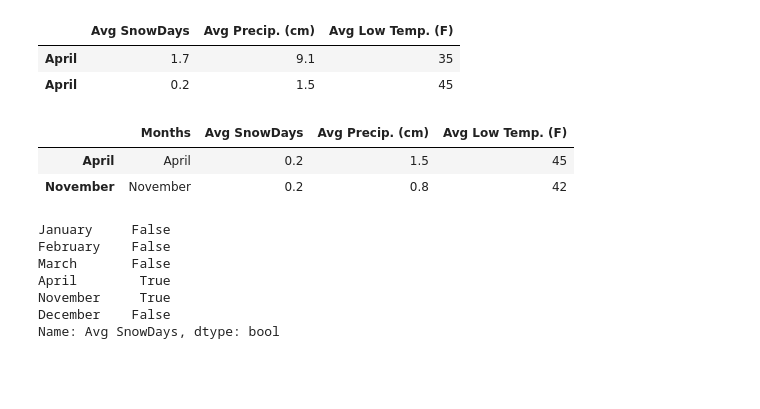
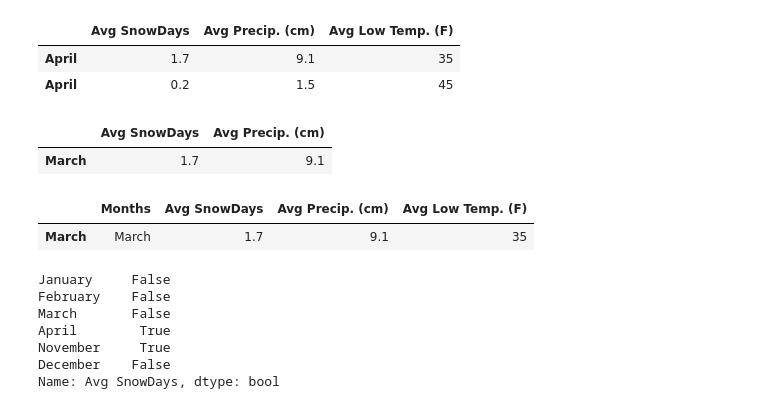
Before and after one commit to edyoda/data-science-ml-foundation-10, a Jupyter notebook: New-5 Pandas - Indexing & Selecting.ipynb, the cells around one changed output. Cells and saved outputs as stored; diff of their text form; code cells hidden in the pictures; blank space fills up the shorter version.

```diff
--- a/New-5 Pandas - Indexing & Selecting.ipynb
+++ b/New-5 Pandas - Indexing & Selecting.ipynb
@@ -289,13 +301,17 @@ NYC_SnowAvgsData={'Months' :
 NYC_SnowAvgs=pd.DataFrame(NYC_SnowAvgsData,
                          index= NYC_SnowAvgsData['Months'],
         columns = ['Months','Avg SnowDays','Avg Precip. (cm)','Avg Low Temp. (F)'])
+# %%
+NYC_SnowAvgs.loc[(NYC_SnowAvgs['Avg SnowDays']>1) & (NYC_SnowAvgs['Avg SnowDays']<2),['Avg SnowDays','Avg Precip. (cm)']]
+# %% [output]
+|  | Avg SnowDays | Avg Precip. (cm) |
+| March | 1.7 | 9.1 |
 # %%
 #Selecting using boolean array
-NYC_SnowAvgs.loc[NYC_SnowAvgs['Avg SnowDays']<1,:]
+NYC_SnowAvgs.loc[(NYC_SnowAvgs['Avg SnowDays']>1) & (NYC_SnowAvgs['Avg SnowDays']<2),:]
 # %% [output]
 |  | Months | Avg SnowDays | Avg Precip. (cm) | Avg Low Temp. (F) |
-| April | April | 0.2 | 1.5 | 45 |
-| November | November | 0.2 | 0.8 | 42 |
+| March | March | 1.7 | 9.1 | 35 |
 # %%
 #Returns boolean array
 NYC_SnowAvgs['Avg SnowDays']<1
```
Also changed, not shown: parts of 25 cells of this notebook, 6 other files.
